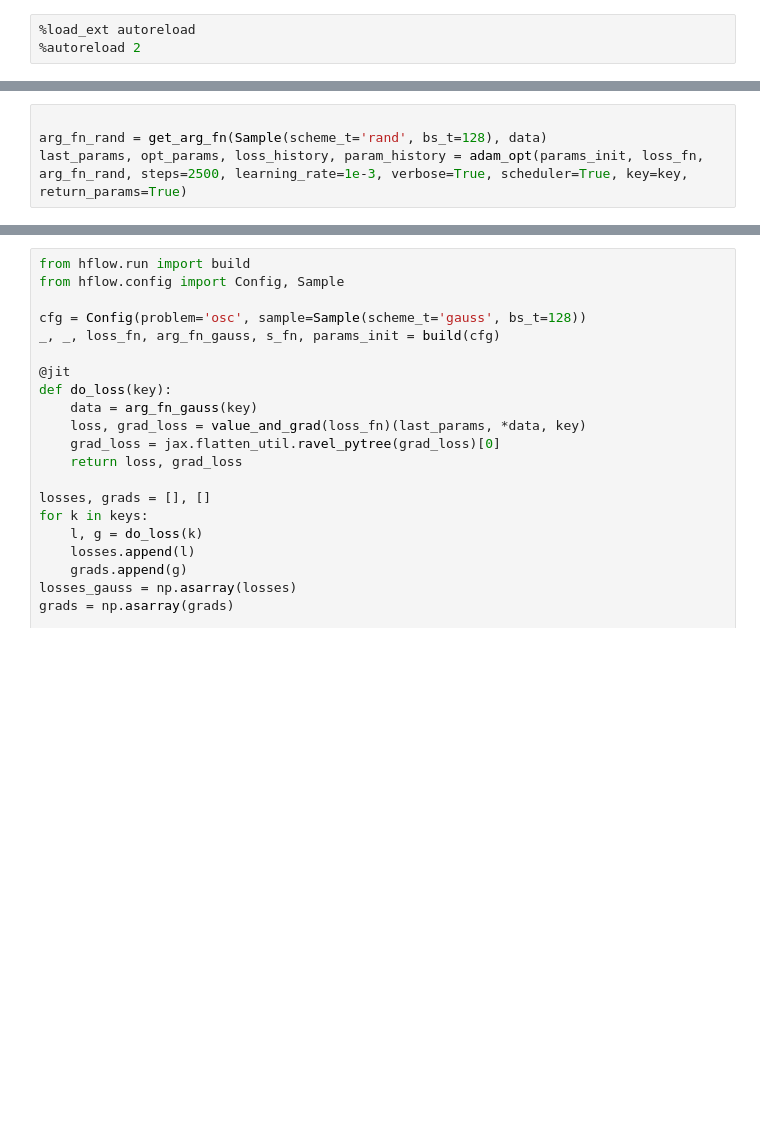
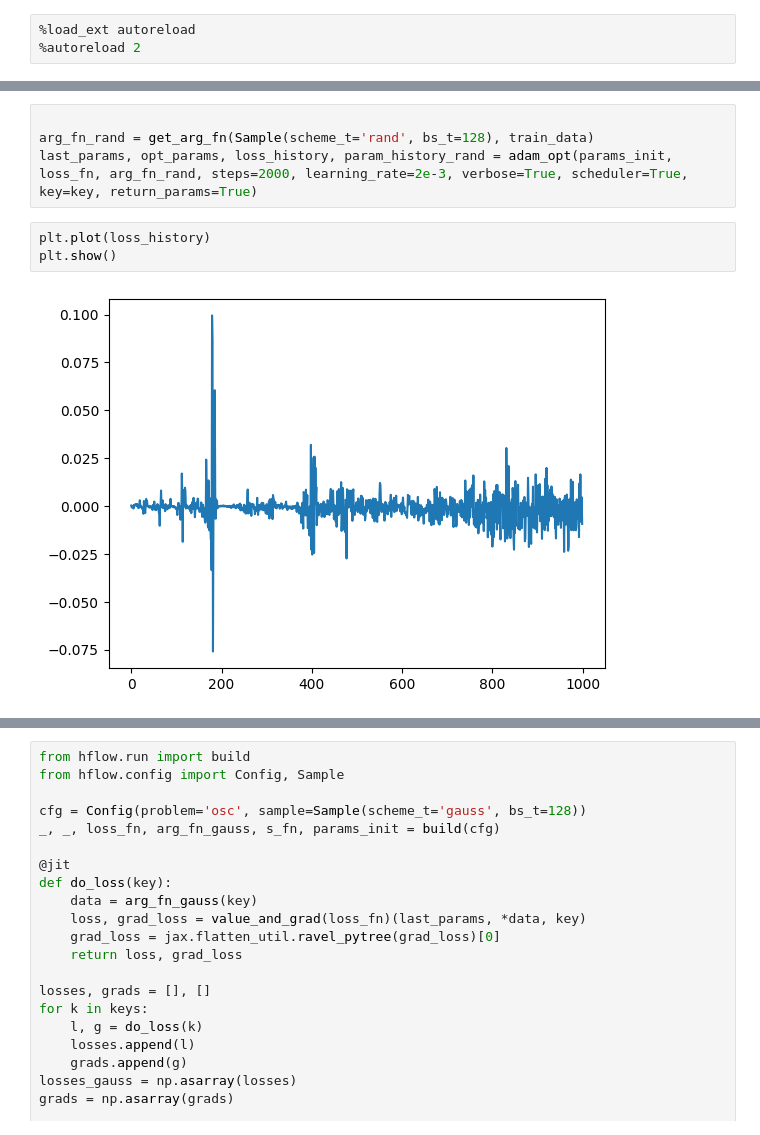
Before and after one commit to julesberman/hflow, a Jupyter notebook: notebooks/loss_var.ipynb, the cells around one changed output, grey strips where cells are left out. Drawn from its saved outputs; the diff is of its cells as text; blank space fills up the shorter version.

```diff
--- a/notebooks/loss_var.ipynb
+++ b/notebooks/loss_var.ipynb
@@ -52,7 +65,12 @@ plt.show()
 # %%
 
-arg_fn_rand = get_arg_fn(Sample(scheme_t='rand', bs_t=128), data)
-last_params, opt_params, loss_history, param_history = adam_opt(params_init, loss_fn, arg_fn_rand, steps=2500, learning_rate=1e-3, verbose=True, scheduler=True, key=key, return_params=True)
+arg_fn_rand = get_arg_fn(Sample(scheme_t='rand', bs_t=128), train_data)
+last_params, opt_params, loss_history, param_history_rand = adam_opt(params_init, loss_fn, arg_fn_rand, steps=2000, learning_rate=2e-3, verbose=True, scheduler=True, key=key, return_params=True)
+# %%
+plt.plot(loss_history)
+plt.show()
+# %% [output]
+[figure, added]
 # %%
 
 
```
Also changed, not shown: parts of 12 cells of this notebook, 4 other files.
